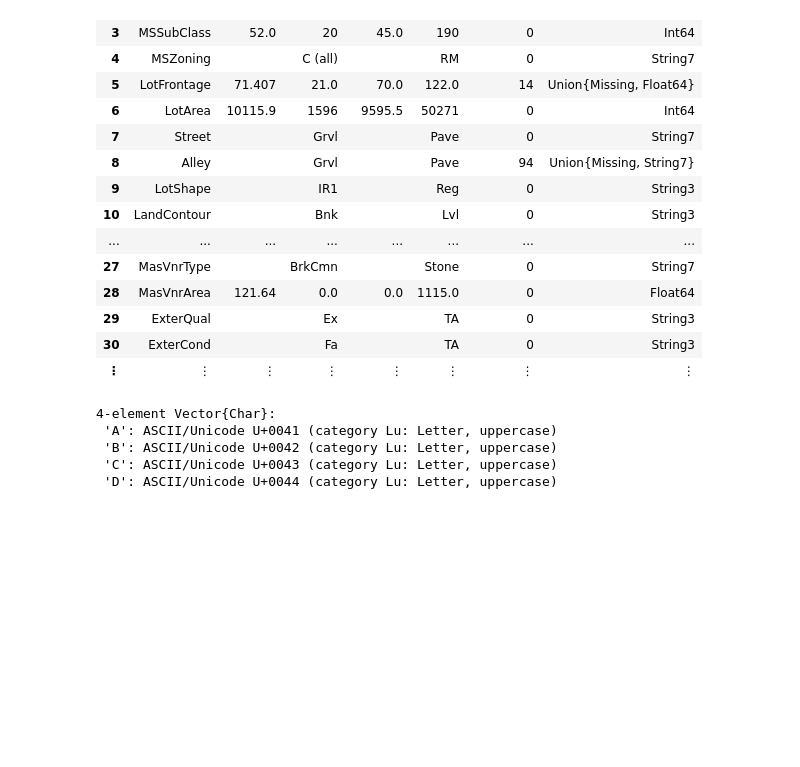
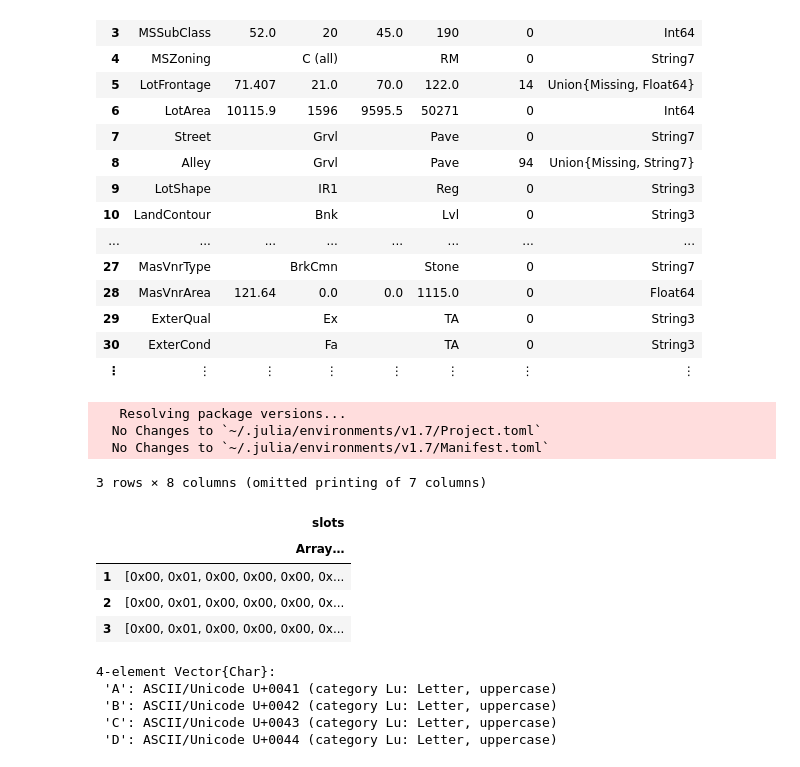
Before and after one commit to johntango/JuliaFall2022, a Jupyter notebook: DataFrames.ipynb, the cells around one changed output. Cells and saved outputs as stored; diff of their text form; code cells hidden in the pictures; blank space fills up the shorter version.

```diff
--- a/DataFrames.ipynb
+++ b/DataFrames.ipynb
@@ -483,6 +483,25 @@ describe(df)
 | 29 | ExterQual |  | Ex |  | TA | 0 | String3 |
 | 30 | ExterCond |  | Fa |  | TA | 0 | String3 |
 | ⋮ | ⋮ | ⋮ | ⋮ | ⋮ | ⋮ | ⋮ | ⋮ |
+# %%
+Pkg.add("JSON")
+using JSON
+using HTTP
+
+url = "https://pollysnips.s3.amazonaws.com/contacts.json"
+res = HTTP.get(url)
+str = String(res.body)
+jobj = JSON.Parser.parse(str)
+# %% [output]
+   Resolving package versions...
+  No Changes to `~/.julia/environments/v1.7/Project.toml`
+  No Changes to `~/.julia/environments/v1.7/Manifest.toml`
+3 rows × 8 columns (omitted printing of 7 columns)
+|  | slots |
+|  | Array… |
+| 1 | [0x00, 0x01, 0x00, 0x00, 0x00, 0x... |
+| 2 | [0x00, 0x01, 0x00, 0x00, 0x00, 0x... |
+| 3 | [0x00, 0x01, 0x00, 0x00, 0x00, 0x... |
 # %%
 myd = DataFrame(a=1:4, b='A':'D')
 myd.b
```
Also changed, not shown: parts of 1 cell of this notebook, 8 other files.
